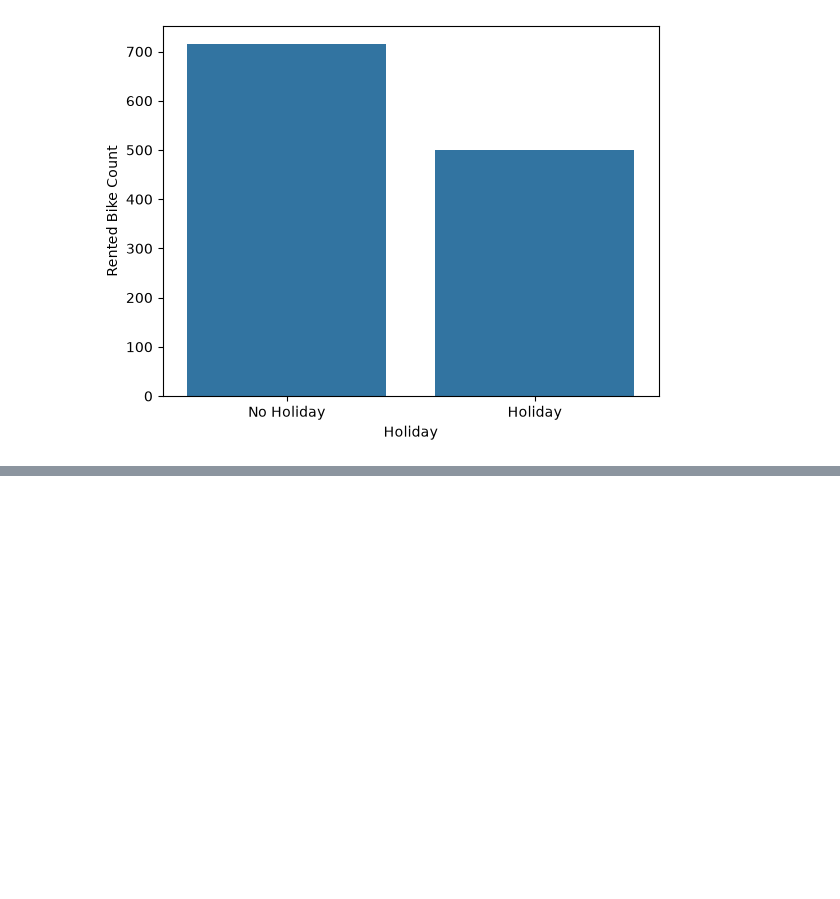
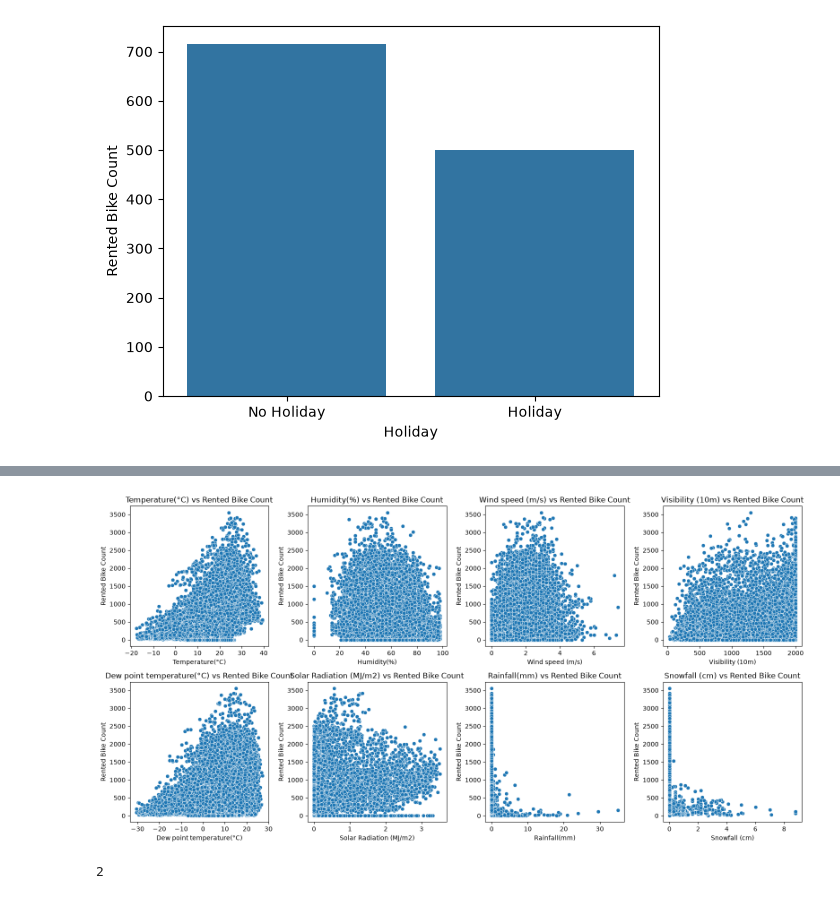
Before and after one commit to aon-muhammad/ArtificaialNueralNetworks, a Jupyter notebook: model.ipynb, the cells around one changed output, grey strips where cells are left out. Saved outputs shown, nothing was run; the diff lists cells and outputs as text; code cells hidden in the pictures; blank space fills up the shorter version.

```diff
--- a/model.ipynb
+++ b/model.ipynb
@@ -98,0 +114,18 @@ sns.barplot(df,x='Holiday',y='Rented Bike Count',errorbar=None)
+# %%
+cols=['Temperature(°C)','Humidity(%)',
+       'Wind speed (m/s)', 'Visibility (10m)', 'Dew point temperature(°C)',
+       'Solar Radiation (MJ/m2)', 'Rainfall(mm)', 'Snowfall (cm)']
+# %%
+fig=plt.figure(figsize=(16,8))
+for i,col in enumerate(cols,start=1):
+    ax=fig.add_subplot(2,4,i)
+    sns.scatterplot(df,x=col,y='Rented Bike Count')
+    plt.title(f"{col} vs Rented Bike Count")
+plt.tight_layout()
+plt.show()
+# %% [output]
+[figure, added]
+# %%
+df['Year'].nunique()
+# %% [output]
+2
```
Also changed, not shown: parts of 8 cells of this notebook.
